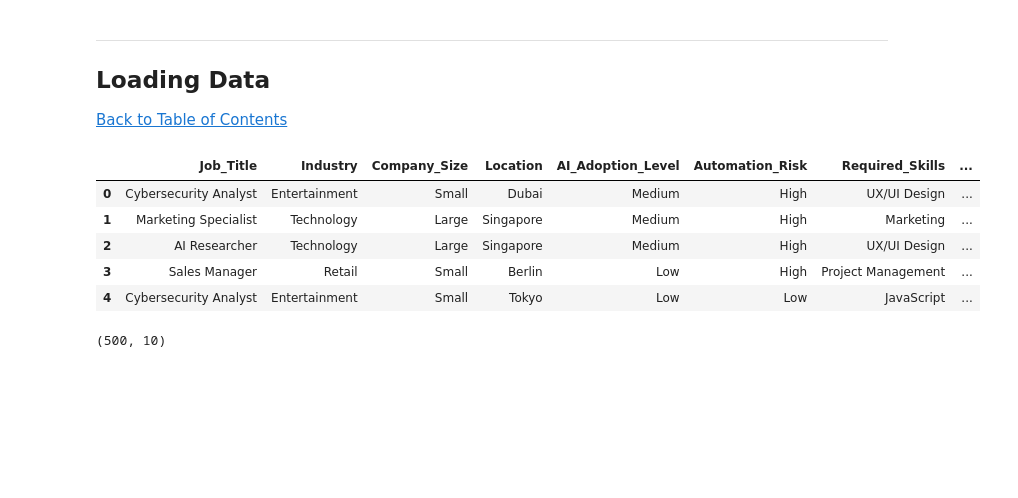
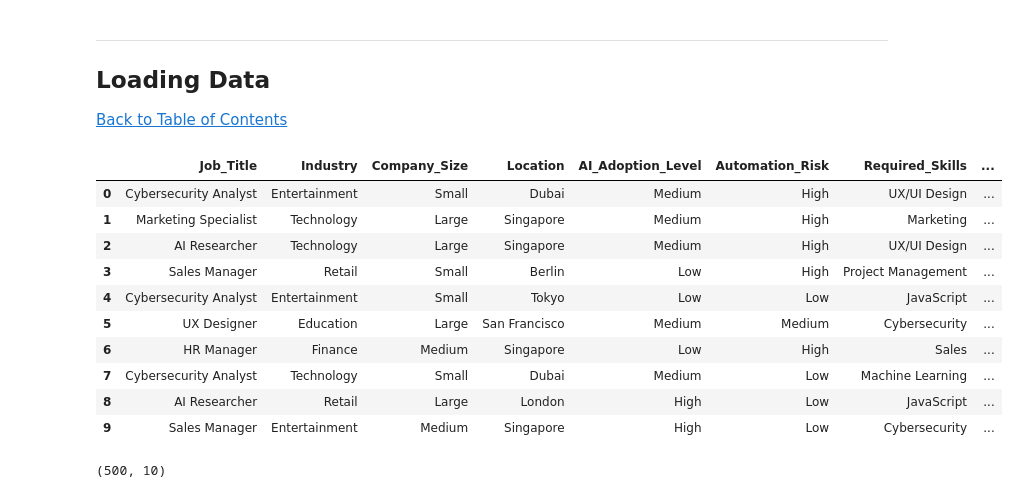
Before and after one commit to samukelisiewenkosi/workplace, a Jupyter notebook: QCTO---Workplace-Module-Notebook.ipynb, the cells around one changed output. Cells and saved outputs as stored; diff of their text form; code cells hidden in the pictures; blank space fills up the shorter version.

```diff
--- a/QCTO---Workplace-Module-Notebook.ipynb
+++ b/QCTO---Workplace-Module-Notebook.ipynb
@@ -105,16 +105,21 @@ The "AI-Powered Job Market Insights" dataset was sourced from Kaggle, and it pro
 # %%
 file_path = 'ai_job_market_insights.csv'
 df = pd.read_csv(file_path)
 
 # Displaying the first few rows of the dataset to inspect
-df.head()
+df.head(10)
 # %% [output]
 |  | Job_Title | Industry | Company_Size | Location | AI_Adoption_Level | Automation_Risk | Required_Skills | ... |
 | 0 | Cybersecurity Analyst | Entertainment | Small | Dubai | Medium | High | UX/UI Design | ... |
 | 1 | Marketing Specialist | Technology | Large | Singapore | Medium | High | Marketing | ... |
 | 2 | AI Researcher | Technology | Large | Singapore | Medium | High | UX/UI Design | ... |
 | 3 | Sales Manager | Retail | Small | Berlin | Low | High | Project Management | ... |
 | 4 | Cybersecurity Analyst | Entertainment | Small | Tokyo | Low | Low | JavaScript | ... |
+| 5 | UX Designer | Education | Large | San Francisco | Medium | Medium | Cybersecurity | ... |
+| 6 | HR Manager | Finance | Medium | Singapore | Low | High | Sales | ... |
+| 7 | Cybersecurity Analyst | Technology | Small | Dubai | Medium | Low | Machine Learning | ... |
+| 8 | AI Researcher | Retail | Large | London | High | Low | JavaScript | ... |
+| 9 | Sales Manager | Entertainment | Medium | Singapore | High | Low | Cybersecurity | ... |
 # %%
 df.shape
 # %% [output]
```
Also changed, not shown: parts of 33 cells of this notebook.
